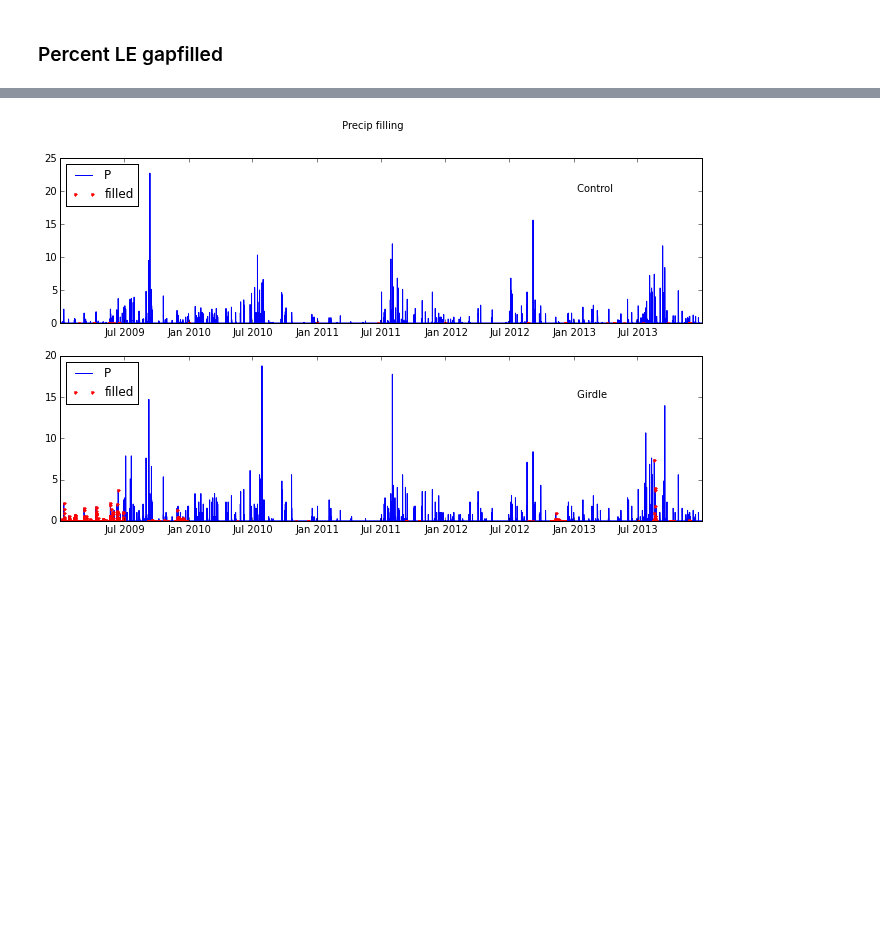
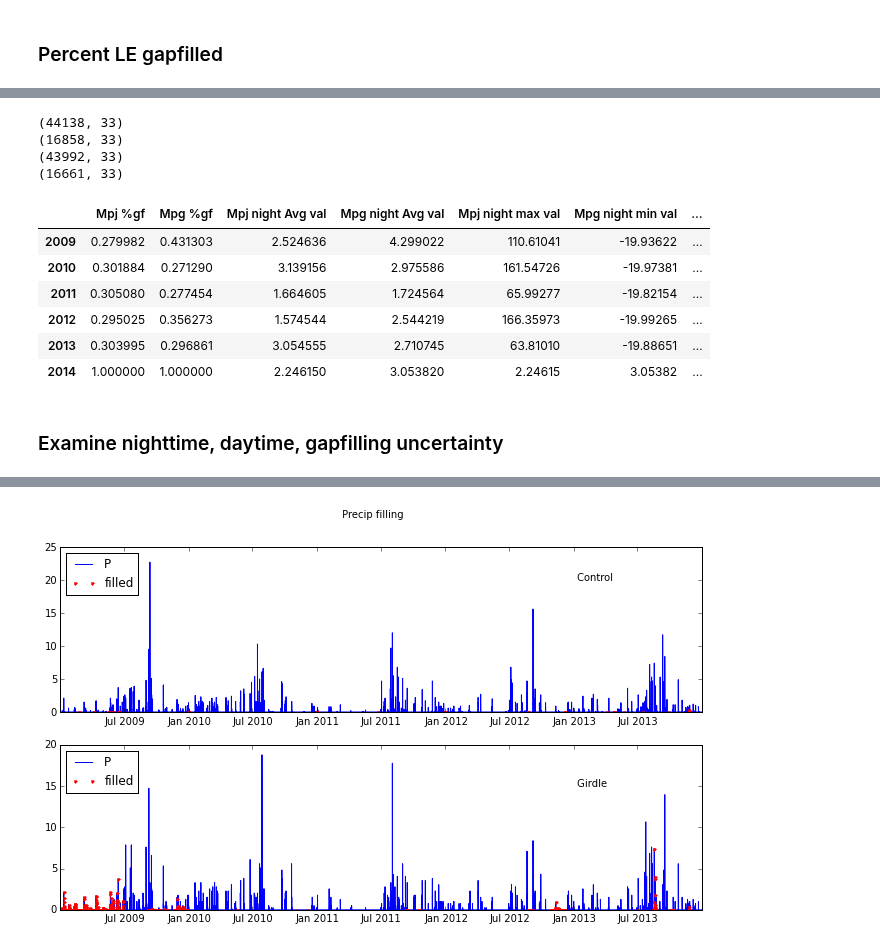
Before and after one commit to gremau/NMEG_miscellany, a Jupyter notebook: jupyter/laura_vs_greg.ipynb, the cells around one changed output, grey strips where cells are left out. Cells and saved outputs as stored; diff of their text form; code cells hidden in the pictures; blank space fills up the shorter version.

```diff
--- a/jupyter/laura_vs_greg.ipynb
+++ b/jupyter/laura_vs_greg.ipynb
@@ -285,0 +324,45 @@ df
+# %%
+# Put nighttime values in table
+gby = pj_night.LE_F.groupby(pj_night.index.year)
+df['Mpj night Avg val'] = gby.mean()
+gby_g = pjg_night.LE_F.groupby(pjg_night.index.year)
+df['Mpg night Avg val'] = gby_g.mean()
+df['Mpj night max val'] = gby.max()
+df['Mpg night min val'] = gby_g.min()
+
+# Calculate percentage of night values gapfilled
+gby = pj_night.LE_F_FLAG.groupby(pj_night.index.year)
+df['Mpj night %gf'] = gby.sum() / gby.count()
+gby_g = pjg_night.LE_F_FLAG.groupby(pjg_night.index.year)
+df['Mpg night %gf'] = gby_g.sum() / gby_g.count()
+
+# Now get gapfilled only values
+print(pj_night.shape)
+pj_night_gf_test = pj_night.LE_F_FLAG > 0
+pj_night_gf = pj_night.loc[pj_night_gf_test]
+print(pj_night_gf.shape)
+print(pjg_night.shape)
+pjg_night_gf_test = pjg_night.LE_F_FLAG > 0
+pjg_night_gf = pjg_night.loc[pjg_night_gf_test]
+print(pjg_night_gf.shape)
+
+gby = pj_night_gf.LE_F.groupby(pj_night_gf.index.year)
+df['Mpj night gf mean'] = gby.mean()
+gby_g = pjg_night_gf.LE_F.groupby(pjg_night_gf.index.year)
+df['Mpg night gf mean'] = gby_g.mean()
+
+df
+# %% [output]
+(44138, 33)
+(16858, 33)
+(43992, 33)
+(16661, 33)
+|  | Mpj %gf | Mpg %gf | Mpj night Avg val | Mpg night Avg val | Mpj night max val | Mpg night min val | ... |
+| 2009 | 0.279982 | 0.431303 | 2.524636 | 4.299022 | 110.61041 | -19.93622 | ... |
+| 2010 | 0.301884 | 0.271290 | 3.139156 | 2.975586 | 161.54726 | -19.97381 | ... |
+| 2011 | 0.305080 | 0.277454 | 1.664605 | 1.724564 | 65.99277 | -19.82154 | ... |
+| 2012 | 0.295025 | 0.356273 | 1.574544 | 2.544219 | 166.35973 | -19.99265 | ... |
+| 2013 | 0.303995 | 0.296861 | 3.054555 | 2.710745 | 63.81010 | -19.88651 | ... |
+| 2014 | 1.000000 | 1.000000 | 2.246150 | 3.053820 | 2.24615 | 3.05382 | ... |
+# %% [markdown]
+### Examine nighttime, daytime, gapfilling uncertainty
```
Also changed, not shown: parts of 13 cells of this notebook.
